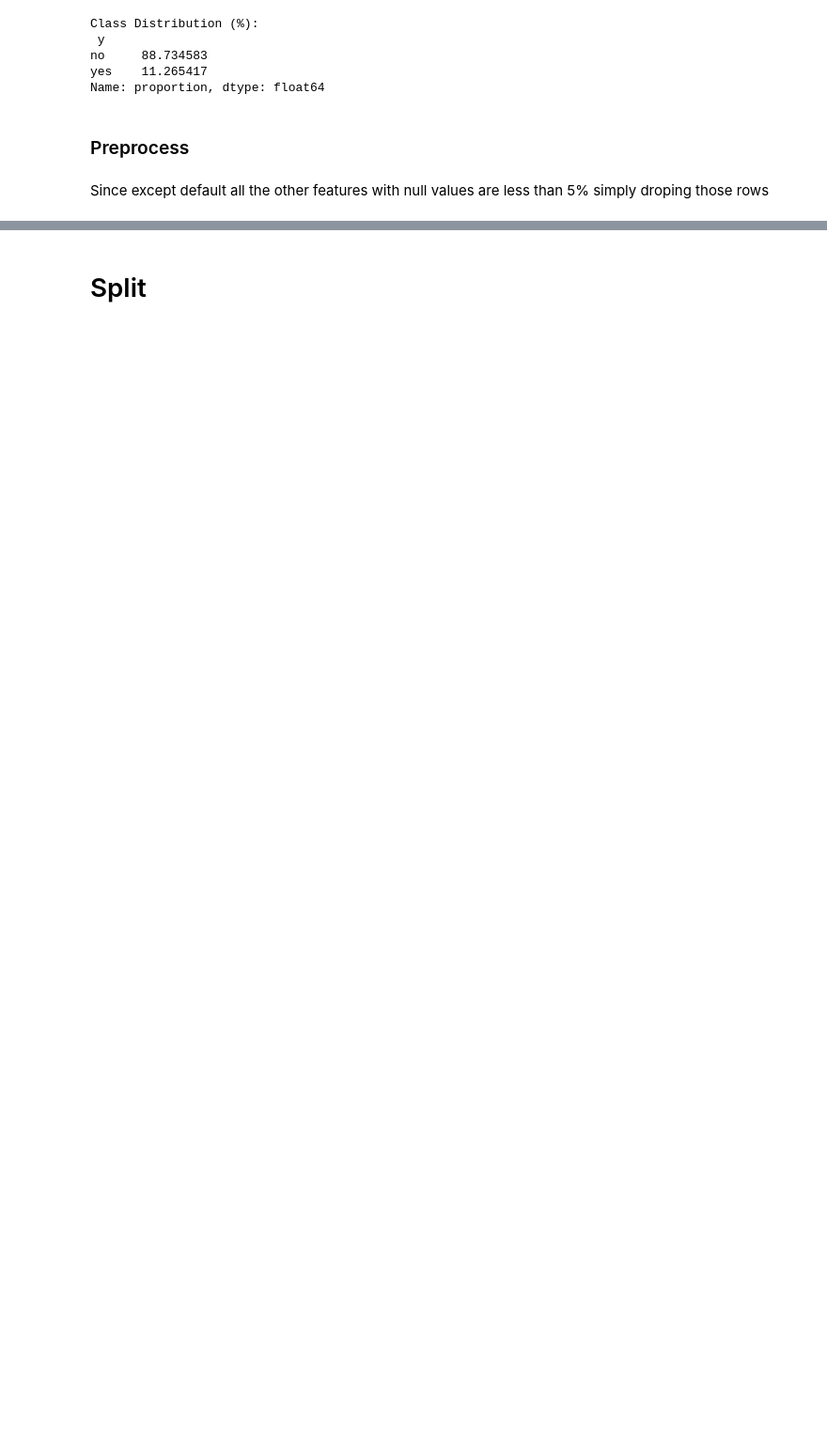
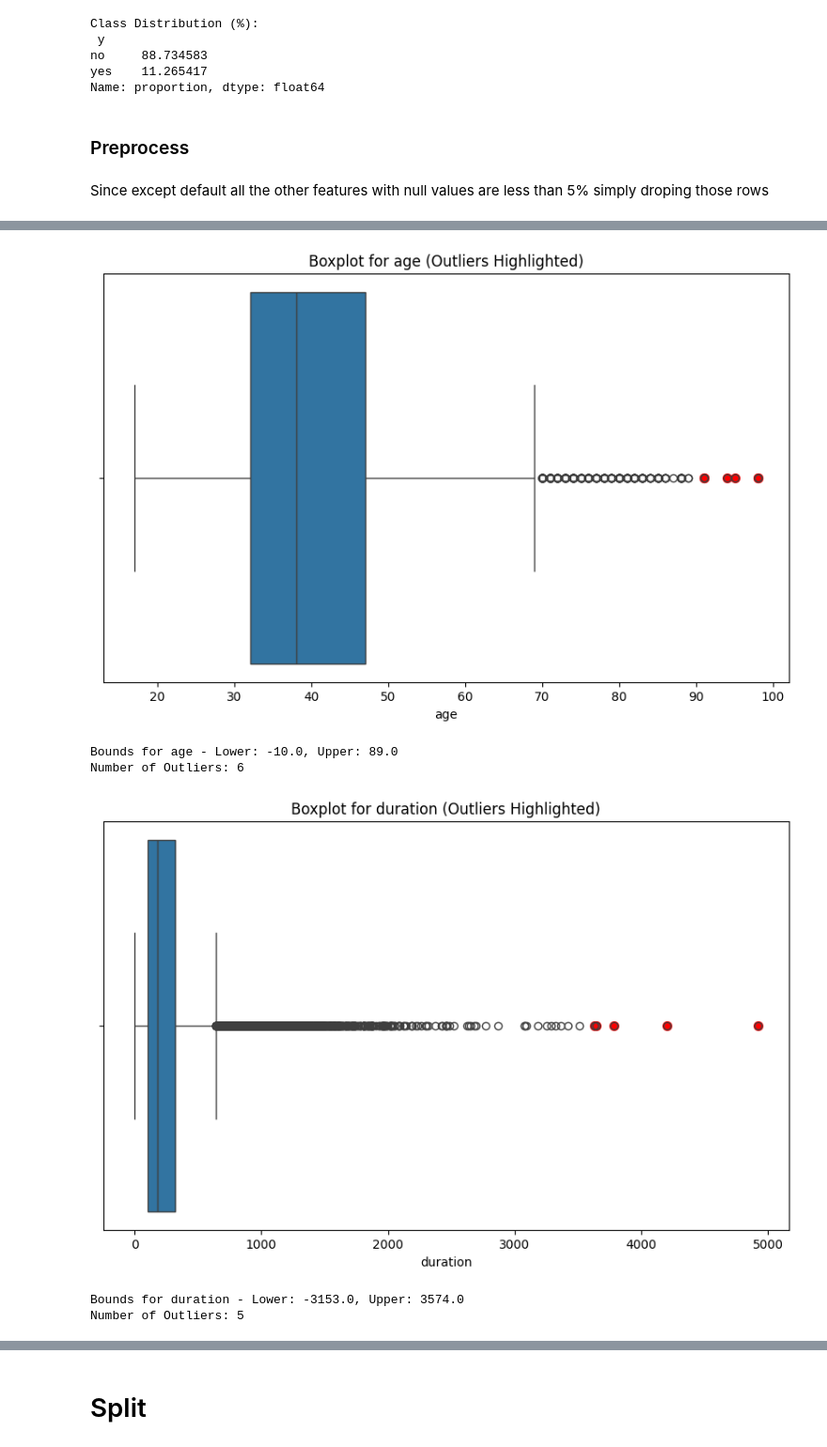
Before and after one commit to daham-13/CM2604-Coursework, a Jupyter notebook: CM2604_Coursework_2330906.ipynb, the cells around one changed output, grey strips where cells are left out. Shown at 94% size. Saved outputs shown, nothing was run; the diff lists cells and outputs as text; code cells hidden in the pictures; blank space fills up the shorter version.

```diff
--- a/CM2604_Coursework_2330906.ipynb
+++ b/CM2604_Coursework_2330906.ipynb
@@ -332,0 +296,47 @@ data_copy.drop("default", axis=1, inplace=True)
+# %%
+import seaborn as sns
+import matplotlib.pyplot as plt
+
+# Define the columns to check
+columns_to_check = ['age', 'duration', 'campaign']
+multipliers = (2.8,15,17)
+def remove_outliers(col, multiplier):
+    # Calculate Q1, Q3, and IQR
+    global dataframe
+    Q1 = dataframe[col].quantile(0.25)
+    Q3 = dataframe[col].quantile(0.75)
+    IQR = Q3 - Q1
+
+    # Calculate bounds for outliers
+    lower_bound = Q1 - multiplier * IQR
+    upper_bound = Q3 + multiplier * IQR
+
+    # Identify outliers
+    outliers = dataframe[(dataframe[col] < lower_bound) | (dataframe[col] > upper_bound)]
+
+    # Boxplot to visualize the data
+    plt.figure(figsize=(10, 6))
+    sns.boxplot(data=dataframe, x=col)
+    plt.title(f"Boxplot for {col} (Outliers Highlighted)")
+
+    # Highlight outliers in red on the boxplot
+    outlier_values = outliers[col].values
+    for outlier_value in outlier_values:
+      plt.scatter(x=outlier_value, y=0, color='red', s=50, label='Outlier')
+    plt.show()
+
+    # Print the bounds and count of outliers
+    print(f"Bounds for {col} - Lower: {lower_bound}, Upper: {upper_bound}")
+    print(f"Number of Outliers: {len(outliers)}\n")
+
+    dataframe.drop(outliers.index, inplace=True)
+
+for col, multiplier in zip(columns_to_check, multipliers):
+    remove_outliers(col, multiplier)
+# %% [output]
+[figure, added]
+Bounds for age - Lower: -10.0, Upper: 89.0
+Number of Outliers: 6
+[figure, added]
+Bounds for duration - Lower: -3153.0, Upper: 3574.0
+Number of Outliers: 5
```
Also changed, not shown: parts of 31 cells of this notebook.
